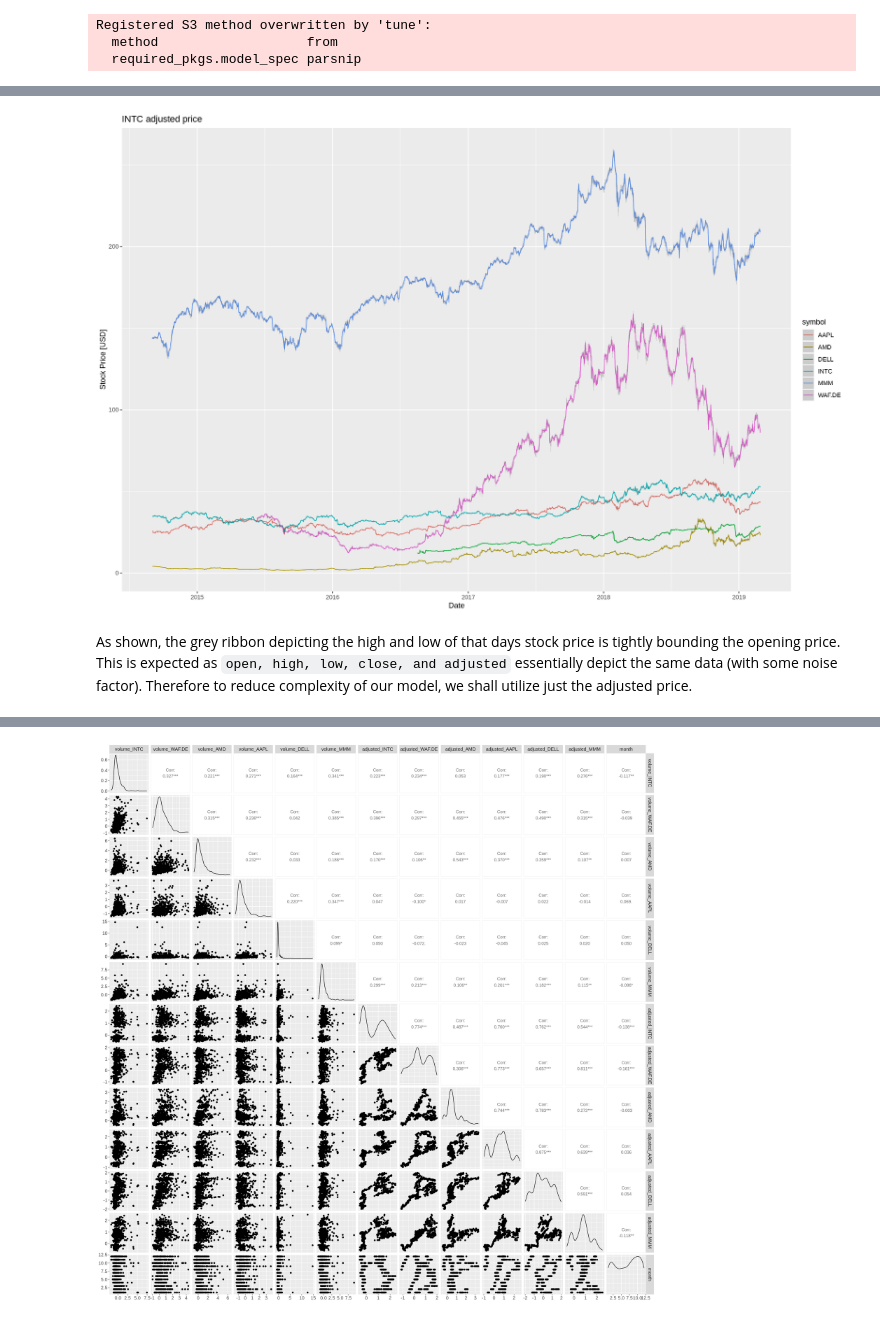
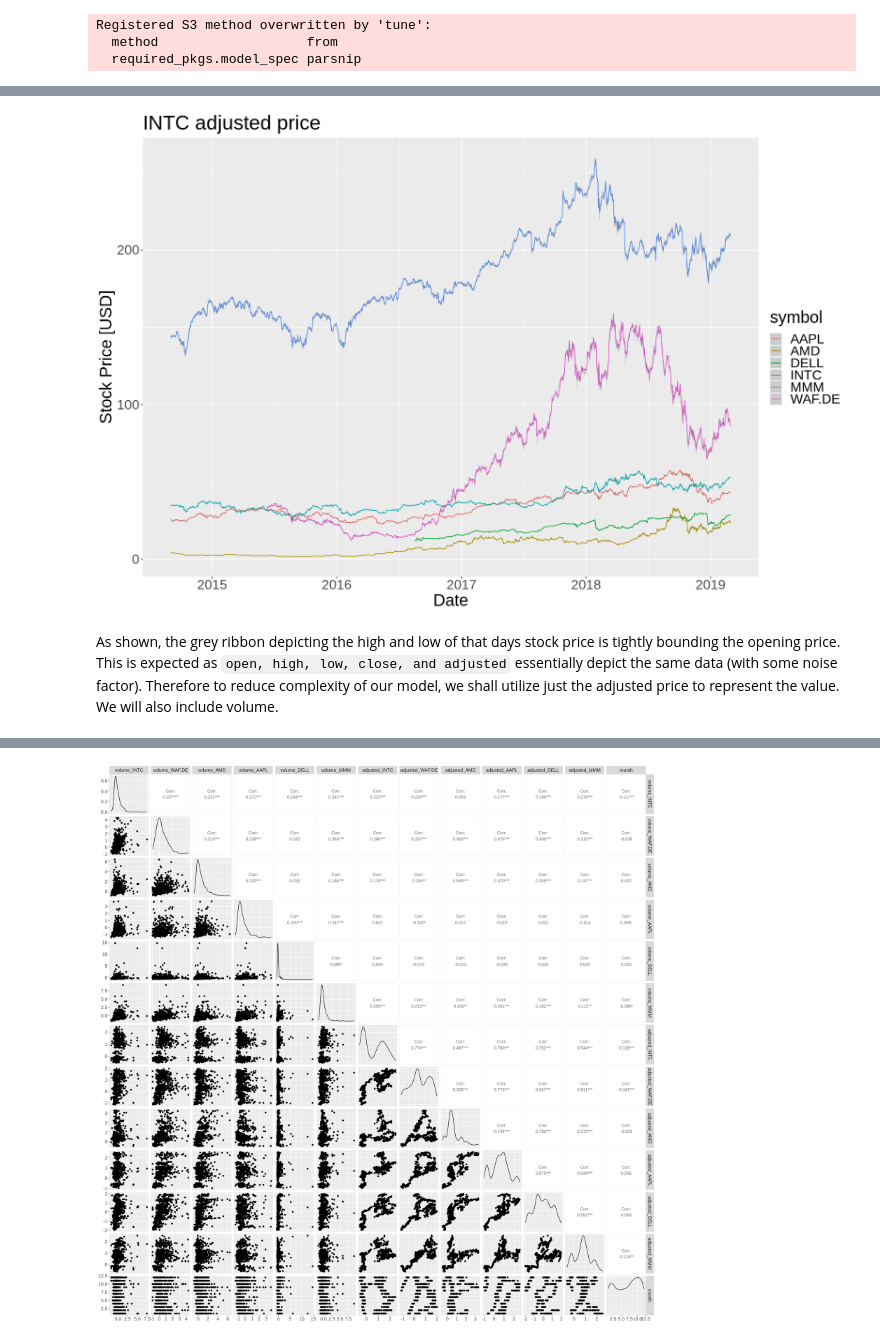
Before and after one commit to nkoda/STAT301, a Jupyter notebook: project_proposal.ipynb, the cells around one changed output, grey strips where cells are left out. Saved outputs shown, nothing was run; the diff lists cells and outputs as text; code cells hidden in the pictures.

Commit message:
Added comments about the data in markdown

```diff
--- a/project_proposal.ipynb
+++ b/project_proposal.ipynb
@@ -107,29 +118,31 @@ A tibble: 6 × 8
 # %%
 options(repr.plot.width = 15, repr.plot.height = 10)
 
 #plotting the open price of each stock.
-#The grey region around the lines indicate the high and low prices of that day
+#The grey region around the lines indicate the high and low bounds of that day
 intel_plt = intel_index |>
     group_by(symbol) |>
     mutate(symbol = factor(symbol)) |>
     ggplot() +
     geom_line(aes(x = date,
                   y = open,
                   color = symbol)
              ) +
     geom_ribbon(aes(x = date,
                     y = open,
                     ymin=low,
                     ymax=high,
                     color = symbol),
                 alpha = 0.2, linetype=0
                ) +
     ggtitle('INTC adjusted price') +
     xlab('Date') +
-    ylab('Stock Price [USD]')
+    ylab('Stock Price [USD]') +
+    theme(text = element_text(size = 24))
+
 intel_plt
 # %% [output]
-[figure, old version]
+[figure, new version]
 # %% [markdown]
-As shown, the grey ribbon depicting the high and low of that days stock price is tightly bounding the opening price. This is expected as `open, high, low, close, and adjusted` essentially depict the same data (with some noise factor). Therefore to reduce complexity of our model, we shall utilize just the adjusted price.
+As shown, the grey ribbon depicting the high and low of that days stock price is tightly bounding the opening price. This is expected as `open, high, low, close, and adjusted` essentially depict the same data (with some noise factor). Therefore to reduce complexity of our model, we shall utilize just the adjusted price to represent the value. We will also include volume.
 # %%
```
Also changed, not shown: parts of 9 cells of this notebook.
